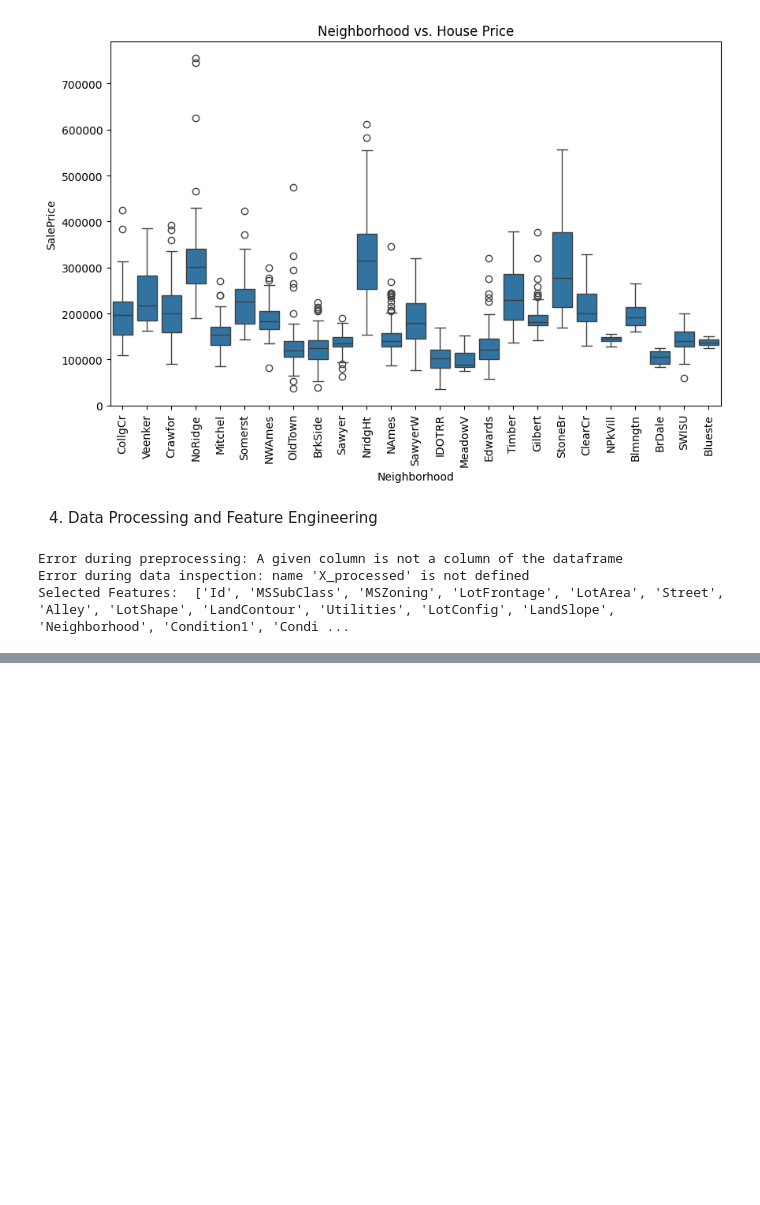
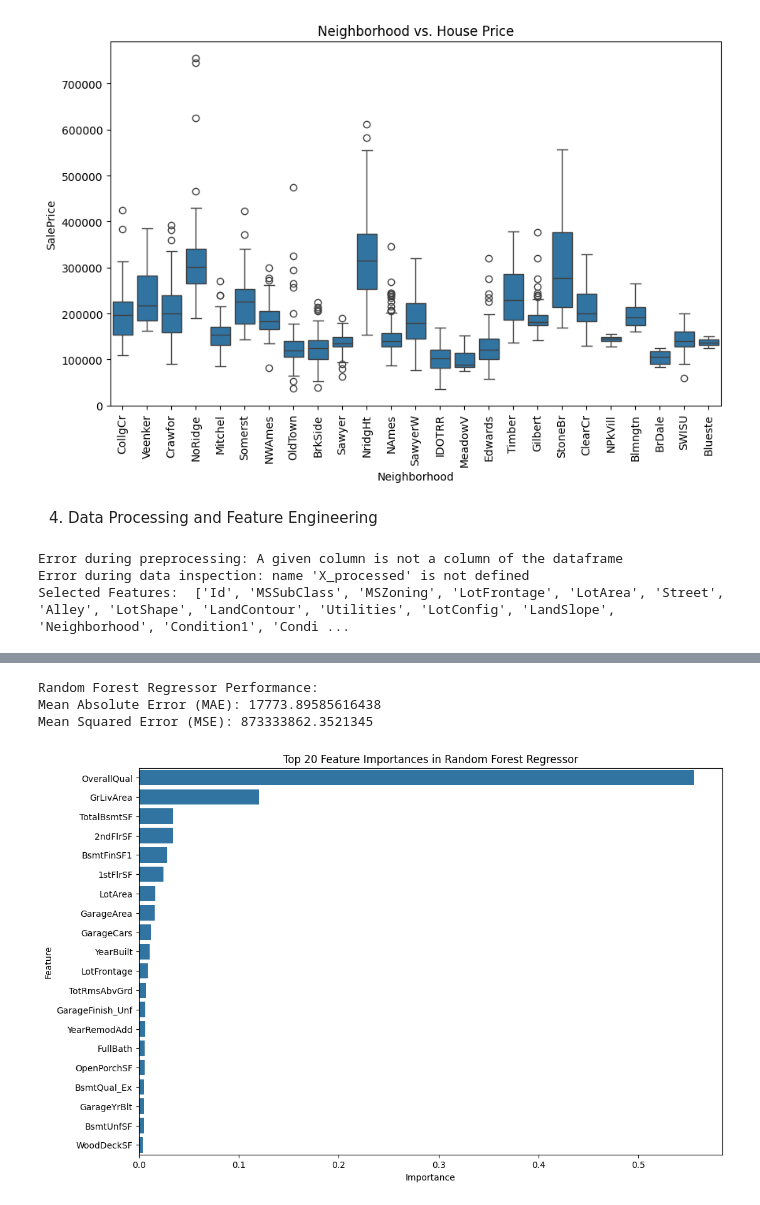
Before and after one commit to OzPol/DataScience, a Jupyter notebook: notebooks/EDA.ipynb, the cells around one changed output, grey strips where cells are left out. Saved outputs shown, nothing was run; the diff lists cells and outputs as text; code cells hidden in the pictures; blank space fills up the shorter version.

```diff
--- a/notebooks/EDA.ipynb
+++ b/notebooks/EDA.ipynb
@@ -129,0 +156,78 @@ Selected Features:  ['Id', 'MSSubClass', 'MSZoning', 'LotFrontage', 'LotArea', '
+# %%
+# Separate the target variable and features
+X = train_df.drop('SalePrice', axis=1)
+y = train_df['SalePrice']
+
+# Identify numerical and categorical columns
+num_cols = X.select_dtypes(include=[np.number]).columns.tolist()
+cat_cols = X.select_dtypes(exclude=[np.number]).columns.tolist()
+
+# Define preprocessing for numerical data (impute missing values and scale)
+num_transformer = Pipeline(steps=[
+    ('imputer', SimpleImputer(strategy='median')),
+    ('scaler', StandardScaler())
+])
+
+# Define preprocessing for categorical data (impute missing values and one-hot encode)
+cat_transformer = Pipeline(steps=[
+    ('imputer', SimpleImputer(strategy='most_frequent')),
+    ('onehot', OneHotEncoder(handle_unknown='ignore'))
+])
+
+# Combine preprocessing steps
+preprocessor = ColumnTransformer(
+    transformers=[
+        ('num', num_transformer, num_cols),
+        ('cat', cat_transformer, cat_cols)
+    ])
+
+# Preprocess the data
+X_preprocessed = preprocessor.fit_transform(X)
+
+# Split the data into training and testing sets
+X_train, X_test, y_train, y_test = train_test_split(X_preprocessed, y, test_size=0.2, random_state=42)
+
+# Define the Random Forest Regressor model
+rf_model = RandomForestRegressor(n_estimators=100, random_state=42)
+
+# Train the model
+rf_model.fit(X_train, y_train)
+
+# Make predictions
+y_pred = rf_model.predict(X_test)
+
+# Evaluate the model
+mae = mean_absolute_error(y_test, y_pred)
+mse = mean_squared_error(y_test, y_pred)
+
+# Display the results
+print("Random Forest Regressor Performance:")
+print(f"Mean Absolute Error (MAE): {mae}")
+print(f"Mean Squared Error (MSE): {mse}")
+
+# Evaluate feature importance
+feature_importances = rf_model.feature_importances_
+
+# Get feature names
+onehot_features = list(preprocessor.transformers_[1][1].named_steps['onehot'].get_feature_names_out(cat_cols))
+all_features = num_cols + onehot_features
+
+# Create a DataFrame for feature importances
+feature_importances_df = pd.DataFrame({
+    'Feature': all_features,
+    'Importance': feature_importances
+})
+
+# Sort the DataFrame by importance
+feature_importances_df = feature_importances_df.sort_values(by='Importance', ascending=False)
+
+# Plot feature importances
+plt.figure(figsize=(12, 8))
+sns.barplot(x='Importance', y='Feature', data=feature_importances_df.head(20))
+plt.title('Top 20 Feature Importances in Random Forest Regressor')
+plt.show()
+# %% [output]
+Random Forest Regressor Performance:
+Mean Absolute Error (MAE): 17773.89585616438
+Mean Squared Error (MSE): 873333862.3521345
+[figure, added]
```
Also changed, not shown: parts of 3 cells of this notebook.
